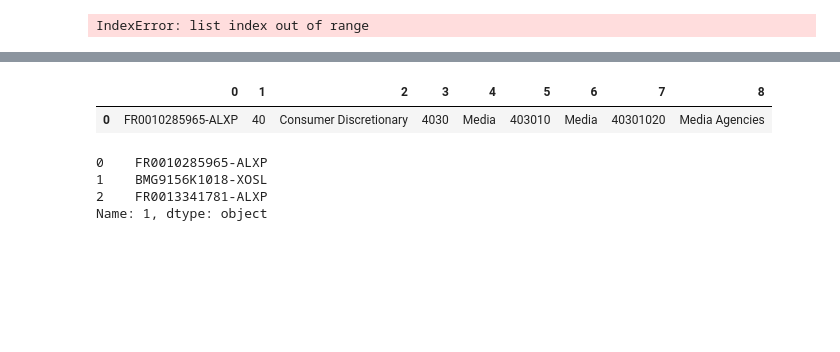
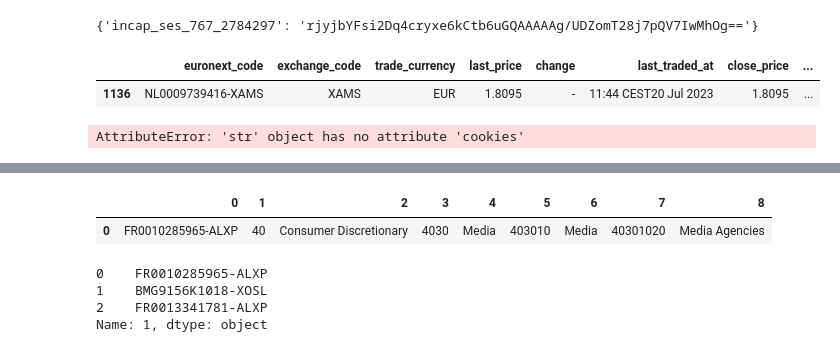
Before and after one commit to alexleethinker/Trading, a Jupyter notebook: notebooks/金融数据爬虫/euronext爬虫.ipynb, the cells around one changed output, grey strips where cells are left out. Drawn from its saved outputs; the diff is of its cells as text; code cells hidden in the pictures; blank space fills up the shorter version.

```diff
--- a/notebooks/金融数据爬虫/euronext爬虫.ipynb
+++ b/notebooks/金融数据爬虫/euronext爬虫.ipynb
@@ -1,4 +1,4 @@
 # %%
 from IPython.display import HTML
 
-HTML(pd.DataFrame(json.loads(r)['aaData']).to_html(escape=False))
+HTML(df.to_html(escape=False))
@@ -36,9 +66,17 @@ r = requests.post(url,data=payload,headers = headers).text
-# %%
-json.loads(r)['aaData'][65]
-# %% [output]
-IndexError: list index out of range
-# %%
-df = pd.DataFrame(json.loads(r)['aaData'])
+# %%
+cookies
+# %% [output]
+{'incap_ses_767_2784297': 'rjyjbYFsi2Dq4cryxe6kCtb6uGQAAAAAg/UDZomT28j7pQV7IwMhOg=='}
+# %%
+
+df[df['euronext_code'] == 'NL0009739416-XAMS']
+# %% [output]
+|  | euronext_code | exchange_code | trade_currency | last_price | change | last_traded_at | close_price | ... |
+| 1136 | NL0009739416-XAMS | XAMS | EUR | 1.8095 | - | 11:44 CEST20 Jul 2023 | 1.8095 | ... |
+# %%
+r.cookies.get_dict()
+# %% [output]
+AttributeError: 'str' object has no attribute 'cookies'
 # %%
 def extract_info(link):
     link = link.split('/')[4]
```
Also changed, not shown: parts of 4 cells of this notebook, 17 other files.
